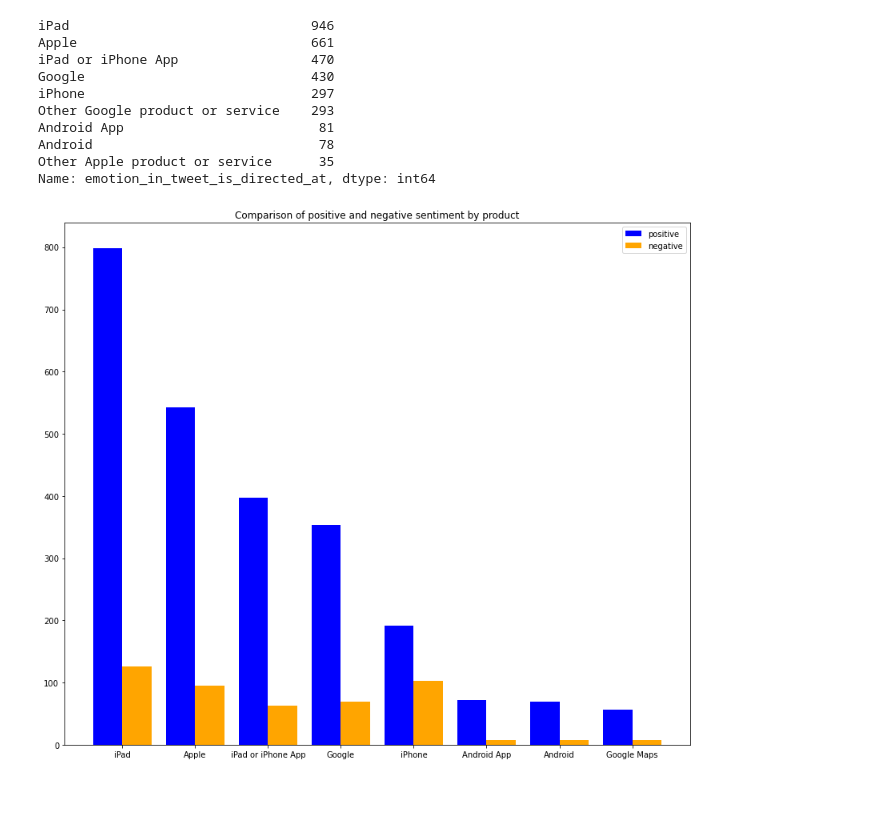
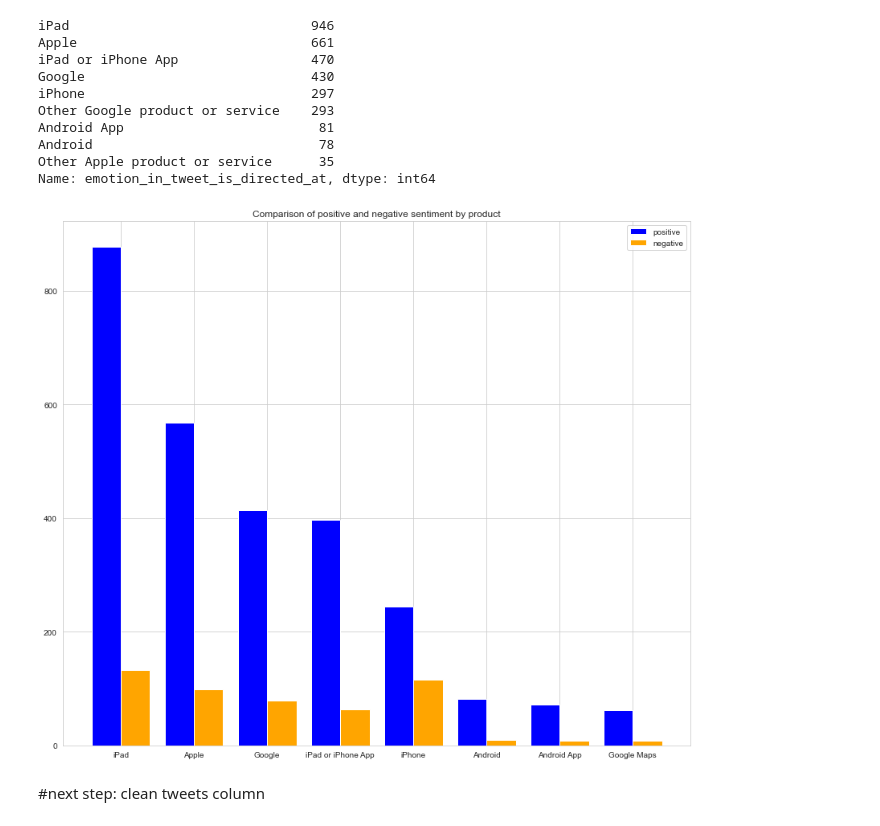
Before and after one commit to jmclaughlin712/Twitter-Sentiment-Analysis, a Jupyter notebook: tweets.ipynb, the cells around one changed output. Drawn from its saved outputs; the diff is of its cells as text; code cells hidden in the pictures; blank space fills up the shorter version.

```diff
--- a/tweets.ipynb
+++ b/tweets.ipynb
@@ -61,5 +71,3 @@ def i_product_finder(x):
-# %%
-df.loc[df['emotion_in_tweet_is_directed_at']=='Other Apple product or service', 'emotion_in_tweet_is_directed_at']=df.loc[df['emotion_in_tweet_is_directed_at']=='Other Apple product or service']['tweet_text'].apply(i_product_finder)
 # %%
 def straggler_cleaner(x):
     x=x.lower()
@@ -96,2 +113,0 @@ def straggler_cleaner(x):
-# %%
-df.loc[df['emotion_in_tweet_is_directed_at']=='', 'emotion_in_tweet_is_directed_at']=df.loc[df['emotion_in_tweet_is_directed_at']=='']['tweet_text'].apply(straggler_cleaner)
@@ -98,18 +132,25 @@ df.loc[df['emotion_in_tweet_is_directed_at']=='', 'emotion_in_tweet_is_directed_
+# %%
+#fix function error
+df.loc[df['emotion_in_tweet_is_directed_at']=='Google To', 'emotion_in_tweet_is_directed_at']='Google'
 # %%
 df['positive_sentiment']=df['is_there_an_emotion_directed_at_a_brand_or_product'].apply(lambda x: 1 if x =='Positive emotion' else 0)
 df['negative_sentiment']=df['is_there_an_emotion_directed_at_a_brand_or_product'].apply(lambda x: 1 if x =='Negative emotion' else 0)
-top_8_sentiments=pd.concat([df.groupby('emotion_in_tweet_is_directed_at')['positive_sentiment'].sum().sort_values(ascending=False)[:8], df.groupby('emotion_in_tweet_is_directed_at')['negative_sentiment'].sum().sort_values(ascending=False)[:8]], axis=1, ignore_index=False)
+sentiments=pd.concat([df.groupby('emotion_in_tweet_is_directed_at')['positive_sentiment'].sum().sort_values(ascending=False), df.groupby('emotion_in_tweet_is_directed_at')['negative_sentiment'].sum().sort_values(ascending=False)], axis=1, ignore_index=False)
+top_8_sentiments=sentiments[:8]
 # %%
+sns.set_style("whitegrid")
 fig, ax=plt.subplots(figsize=(14,12))
 width=0.4
 ax.bar(np.arange(1,9,1)-width/2, top_8_sentiments['positive_sentiment'], width=width, color='blue', label='positive')
 ax.bar(np.arange(1,9,1)+width/2, top_8_sentiments['negative_sentiment'], width=width, color='orange', label='negative')
 ax.set_xticks(np.arange(1,9,1))
 ax.set_xticklabels(top_8_sentiments.index)
 ax.set_title('Comparison of positive and negative sentiment by product')
 ax.legend();
 # %% [output]
-[figure, old version]
+[figure, new version]
+# %% [markdown]
+#next step: clean tweets column
 # %%
 df['emotion_in_tweet_is_directed_at'].value_counts()
 # %% [output]
```
Also changed, not shown: parts of 20 cells of this notebook.
